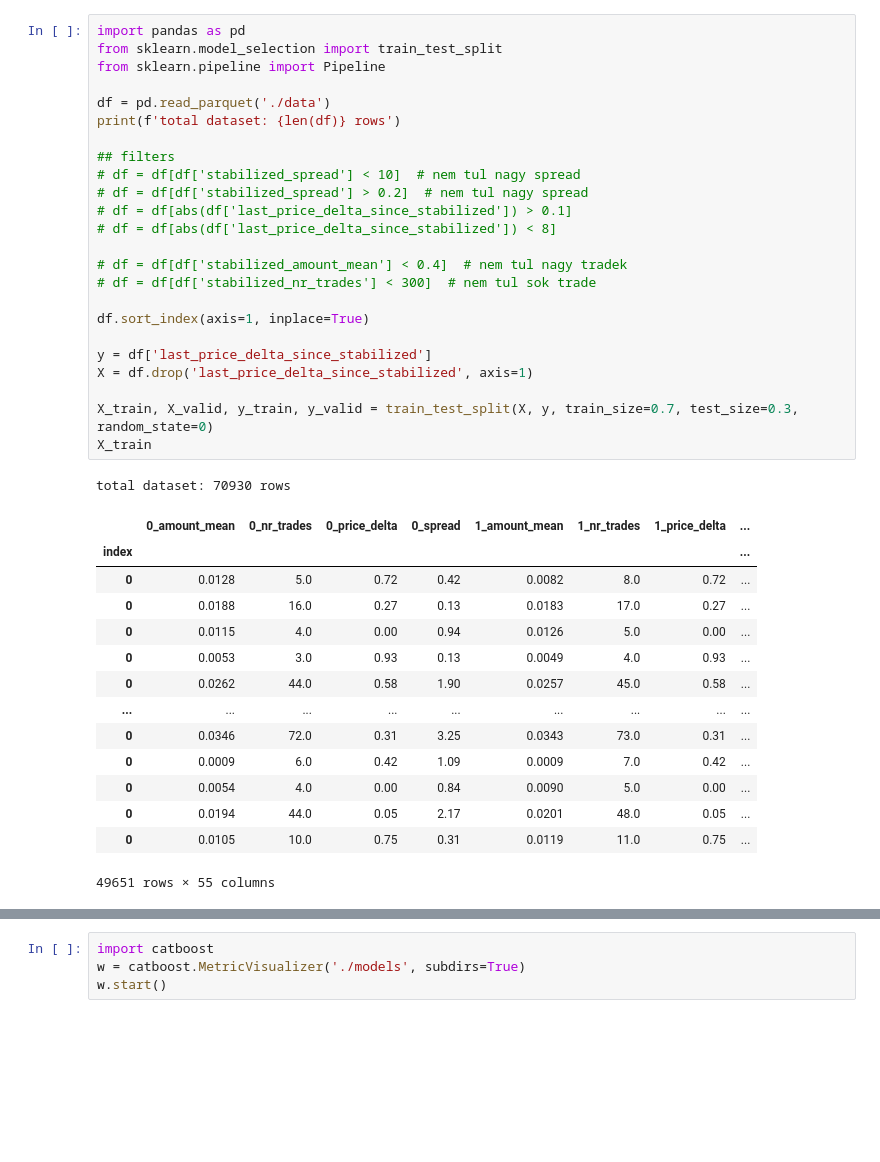
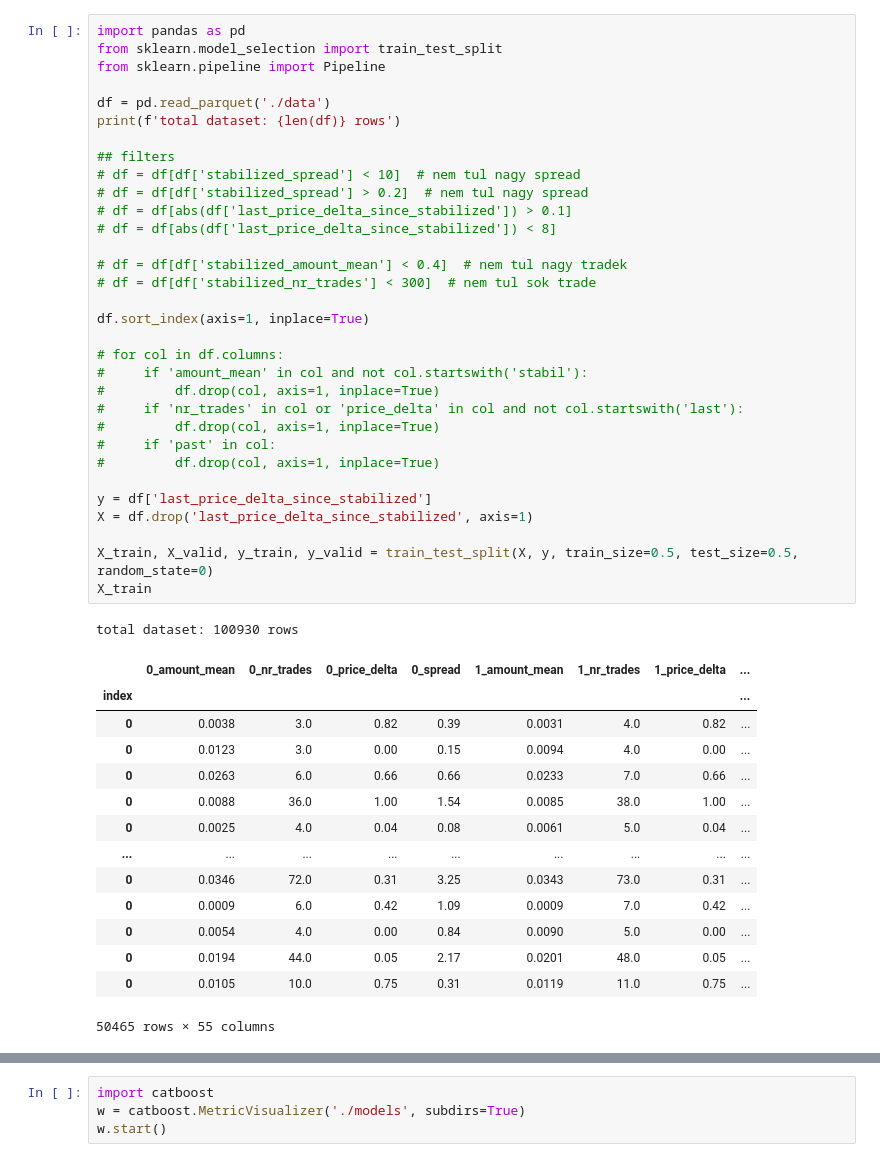
Before and after one commit to kjozsa/spreadsurfer, a Jupyter notebook: train_pipeline.ipynb, the cells around one changed output, grey strips where cells are left out. Cells and saved outputs as stored; diff of their text form; blank space fills up the shorter version.

```diff
--- a/train_pipeline.ipynb
+++ b/train_pipeline.ipynb
@@ -1,43 +1,51 @@
 # %%
 import pandas as pd
 from sklearn.model_selection import train_test_split
 from sklearn.pipeline import Pipeline
 
 df = pd.read_parquet('./data')
 print(f'total dataset: {len(df)} rows')
 
 ## filters
 # df = df[df['stabilized_spread'] < 10]  # nem tul nagy spread
 # df = df[df['stabilized_spread'] > 0.2]  # nem tul nagy spread
 # df = df[abs(df['last_price_delta_since_stabilized']) > 0.1]
 # df = df[abs(df['last_price_delta_since_stabilized']) < 8]
 
 # df = df[df['stabilized_amount_mean'] < 0.4]  # nem tul nagy tradek
 # df = df[df['stabilized_nr_trades'] < 300]  # nem tul sok trade
 
 df.sort_index(axis=1, inplace=True)
 
+# for col in df.columns:
+#     if 'amount_mean' in col and not col.startswith('stabil'):
+#         df.drop(col, axis=1, inplace=True)
+#     if 'nr_trades' in col or 'price_delta' in col and not col.startswith('last'):
+#         df.drop(col, axis=1, inplace=True)
+#     if 'past' in col:
+#         df.drop(col, axis=1, inplace=True)
+
 y = df['last_price_delta_since_stabilized']
 X = df.drop('last_price_delta_since_stabilized', axis=1)
 
-X_train, X_valid, y_train, y_valid = train_test_split(X, y, train_size=0.7, test_size=0.3, random_state=0)
+X_train, X_valid, y_train, y_valid = train_test_split(X, y, train_size=0.5, test_size=0.5, random_state=0)
 X_train
 # %% [output]
-total dataset: 70930 rows
+total dataset: 100930 rows
 |  | 0_amount_mean | 0_nr_trades | 0_price_delta | 0_spread | 1_amount_mean | 1_nr_trades | 1_price_delta | ... |
 | index |  |  |  |  |  |  |  | ... |
-| 0 | 0.0128 | 5.0 | 0.72 | 0.42 | 0.0082 | 8.0 | 0.72 | ... |
-| 0 | 0.0188 | 16.0 | 0.27 | 0.13 | 0.0183 | 17.0 | 0.27 | ... |
-| 0 | 0.0115 | 4.0 | 0.00 | 0.94 | 0.0126 | 5.0 | 0.00 | ... |
-| 0 | 0.0053 | 3.0 | 0.93 | 0.13 | 0.0049 | 4.0 | 0.93 | ... |
-| 0 | 0.0262 | 44.0 | 0.58 | 1.90 | 0.0257 | 45.0 | 0.58 | ... |
+| 0 | 0.0038 | 3.0 | 0.82 | 0.39 | 0.0031 | 4.0 | 0.82 | ... |
+| 0 | 0.0123 | 3.0 | 0.00 | 0.15 | 0.0094 | 4.0 | 0.00 | ... |
+| 0 | 0.0263 | 6.0 | 0.66 | 0.66 | 0.0233 | 7.0 | 0.66 | ... |
+| 0 | 0.0088 | 36.0 | 1.00 | 1.54 | 0.0085 | 38.0 | 1.00 | ... |
+| 0 | 0.0025 | 4.0 | 0.04 | 0.08 | 0.0061 | 5.0 | 0.04 | ... |
 | ... | ... | ... | ... | ... | ... | ... | ... | ... |
 | 0 | 0.0346 | 72.0 | 0.31 | 3.25 | 0.0343 | 73.0 | 0.31 | ... |
 | 0 | 0.0009 | 6.0 | 0.42 | 1.09 | 0.0009 | 7.0 | 0.42 | ... |
 | 0 | 0.0054 | 4.0 | 0.00 | 0.84 | 0.0090 | 5.0 | 0.00 | ... |
 | 0 | 0.0194 | 44.0 | 0.05 | 2.17 | 0.0201 | 48.0 | 0.05 | ... |
 | 0 | 0.0105 | 10.0 | 0.75 | 0.31 | 0.0119 | 11.0 | 0.75 | ... |
-49651 rows × 55 columns
+50465 rows × 55 columns
 # %%
 from spreadsurfer.price_engine import FeatureEngineer
 from catboost import CatBoostRegressor
```
Also changed, not shown: parts of 2 cells of this notebook, 1 other file.
